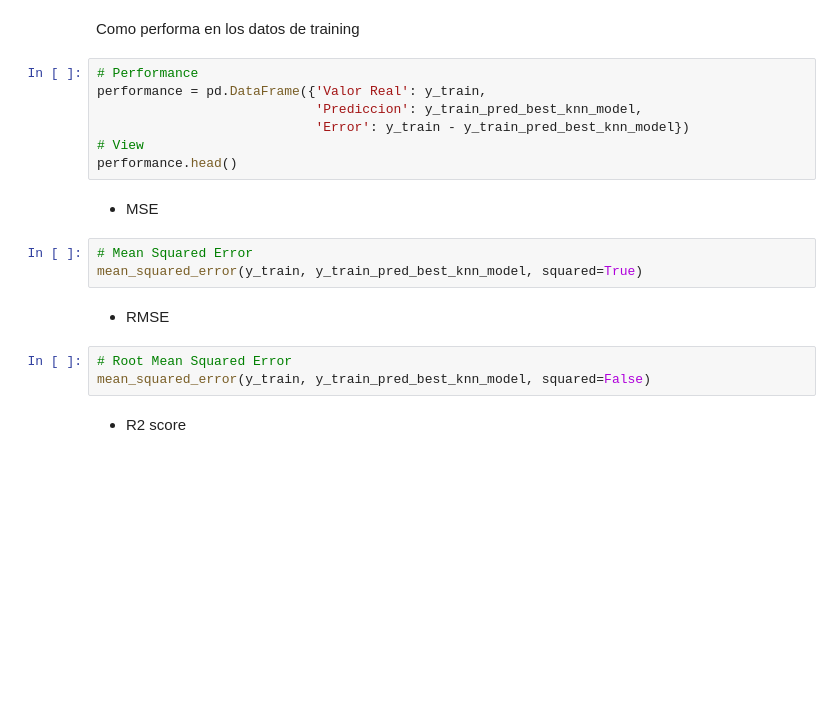
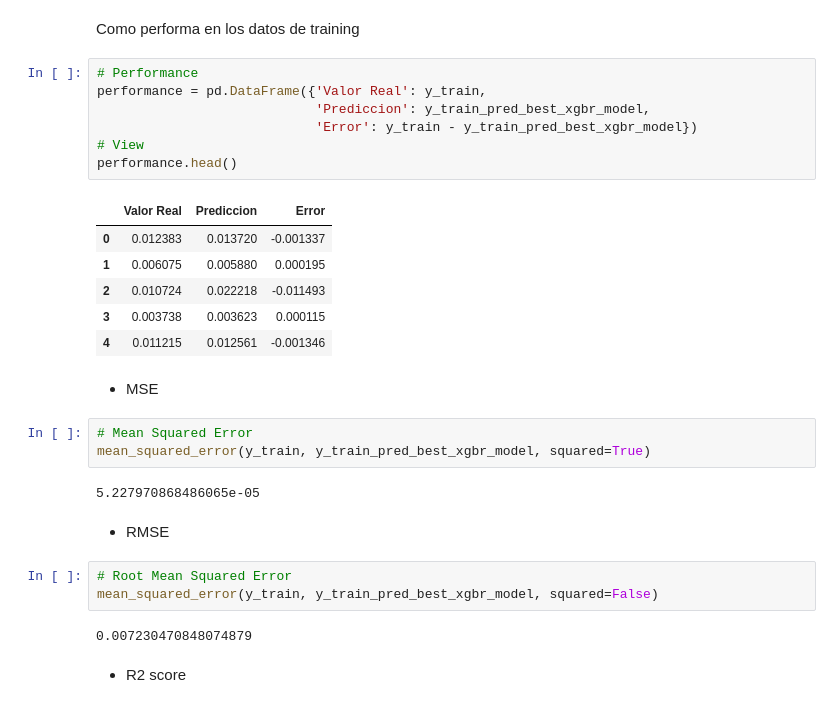
Before and after one commit to kikiymini/7506R-1C2024-GRUPO02, a Jupyter notebook: 7506R_TP1_GRUPO02_ENTREGA_N4.ipynb, the cells around one changed output. Cells and saved outputs as stored; diff of their text form; blank space fills up the shorter version.

```diff
--- a/7506R_TP1_GRUPO02_ENTREGA_N4.ipynb
+++ b/7506R_TP1_GRUPO02_ENTREGA_N4.ipynb
@@ -396,20 +421,31 @@ Como performa en los datos de training
 # %%
 # Performance
 performance = pd.DataFrame({'Valor Real': y_train,
-                            'Prediccion': y_train_pred_best_knn_model,
-                            'Error': y_train - y_train_pred_best_knn_model})
+                            'Prediccion': y_train_pred_best_xgbr_model,
+                            'Error': y_train - y_train_pred_best_xgbr_model})
 # View
 performance.head()
+# %% [output]
+|  | Valor Real | Prediccion | Error |
+| 0 | 0.012383 | 0.013720 | -0.001337 |
+| 1 | 0.006075 | 0.005880 | 0.000195 |
+| 2 | 0.010724 | 0.022218 | -0.011493 |
+| 3 | 0.003738 | 0.003623 | 0.000115 |
+| 4 | 0.011215 | 0.012561 | -0.001346 |
 # %% [markdown]
 * MSE
 # %%
 # Mean Squared Error
-mean_squared_error(y_train, y_train_pred_best_knn_model, squared=True)
+mean_squared_error(y_train, y_train_pred_best_xgbr_model, squared=True)
+# %% [output]
+5.227970868486065e-05
 # %% [markdown]
 * RMSE
 # %%
 # Root Mean Squared Error
-mean_squared_error(y_train, y_train_pred_best_knn_model, squared=False)
+mean_squared_error(y_train, y_train_pred_best_xgbr_model, squared=False)
+# %% [output]
+0.007230470848074879
 # %% [markdown]
 * R2 score
 # %%
```
Also changed, not shown: parts of 45 cells of this notebook.
